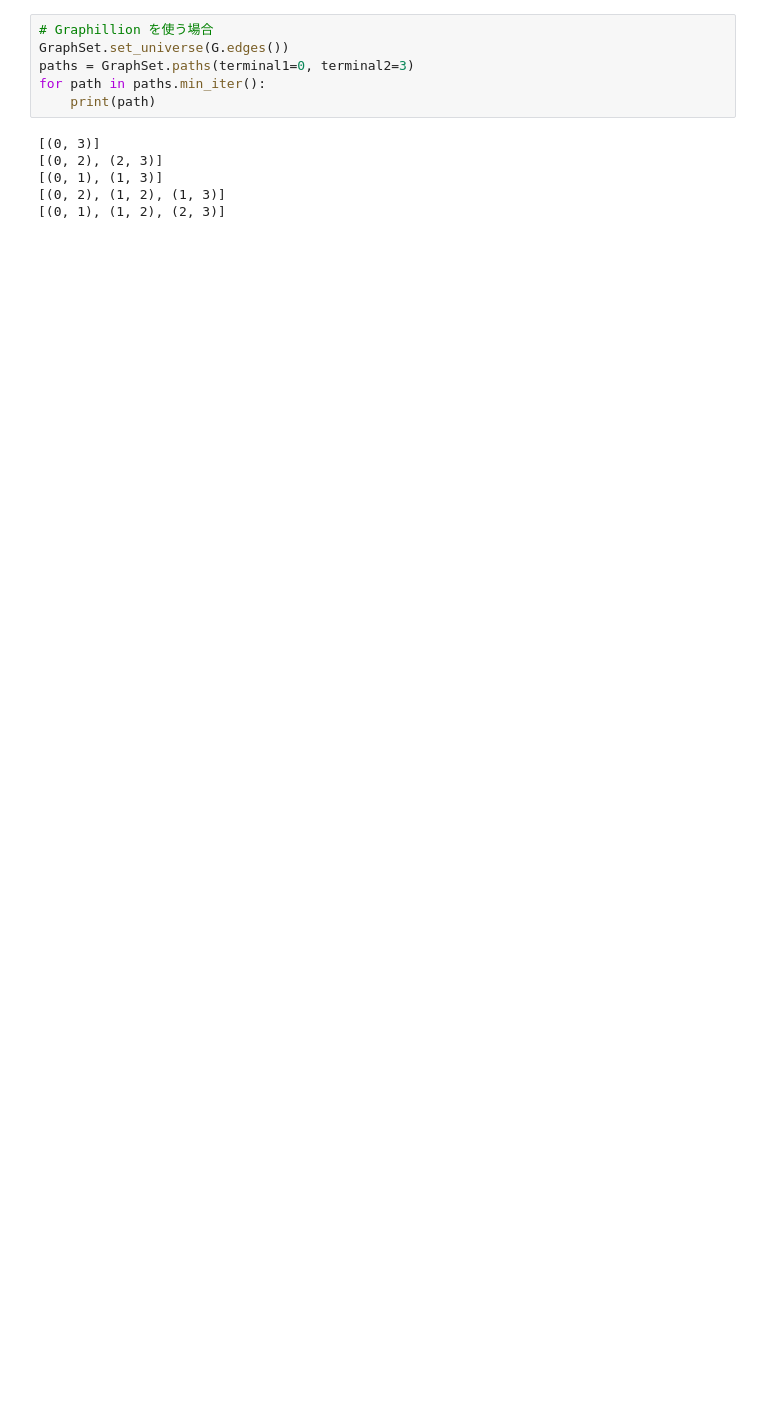
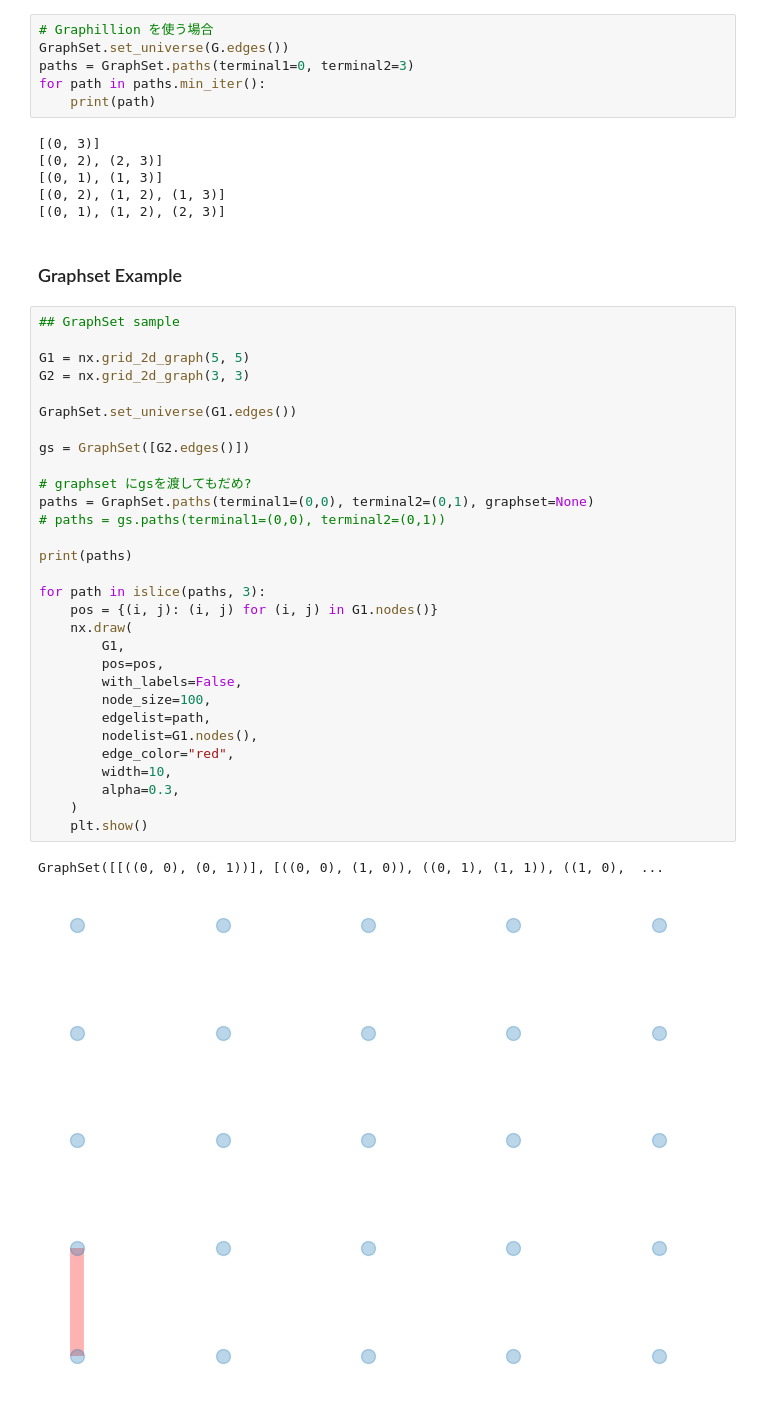
Before and after one commit to okaduki/opt100, a Jupyter notebook: 04k-shortest-paths.ipynb, the cells around one changed output. Cells and saved outputs as stored; diff of their text form; blank space fills up the shorter version.

```diff
--- a/04k-shortest-paths.ipynb
+++ b/04k-shortest-paths.ipynb
@@ -382,3 +408,38 @@ for path in paths.min_iter():
 [(0, 1), (1, 3)]
 [(0, 2), (1, 2), (1, 3)]
 [(0, 1), (1, 2), (2, 3)]
+# %% [markdown]
+### Graphset Example
+# %%
+## GraphSet sample
+
+G1 = nx.grid_2d_graph(5, 5)
+G2 = nx.grid_2d_graph(3, 3)
+
+GraphSet.set_universe(G1.edges())
+
+gs = GraphSet([G2.edges()])
+
+# graphset にgsを渡してもだめ?
+paths = GraphSet.paths(terminal1=(0,0), terminal2=(0,1), graphset=None)
+# paths = gs.paths(terminal1=(0,0), terminal2=(0,1))
+
+print(paths)
+
+for path in islice(paths, 3):
+    pos = {(i, j): (i, j) for (i, j) in G1.nodes()}
+    nx.draw(
+        G1,
+        pos=pos,
+        with_labels=False,
+        node_size=100,
+        edgelist=path,
+        nodelist=G1.nodes(),
+        edge_color="red",
+        width=10,
+        alpha=0.3,
+    )
+    plt.show()
+# %% [output]
+GraphSet([[((0, 0), (0, 1))], [((0, 0), (1, 0)), ((0, 1), (1, 1)), ((1, 0),  ...
+[figure, added]
```
Also changed, not shown: parts of 18 cells of this notebook, 2 other files.
